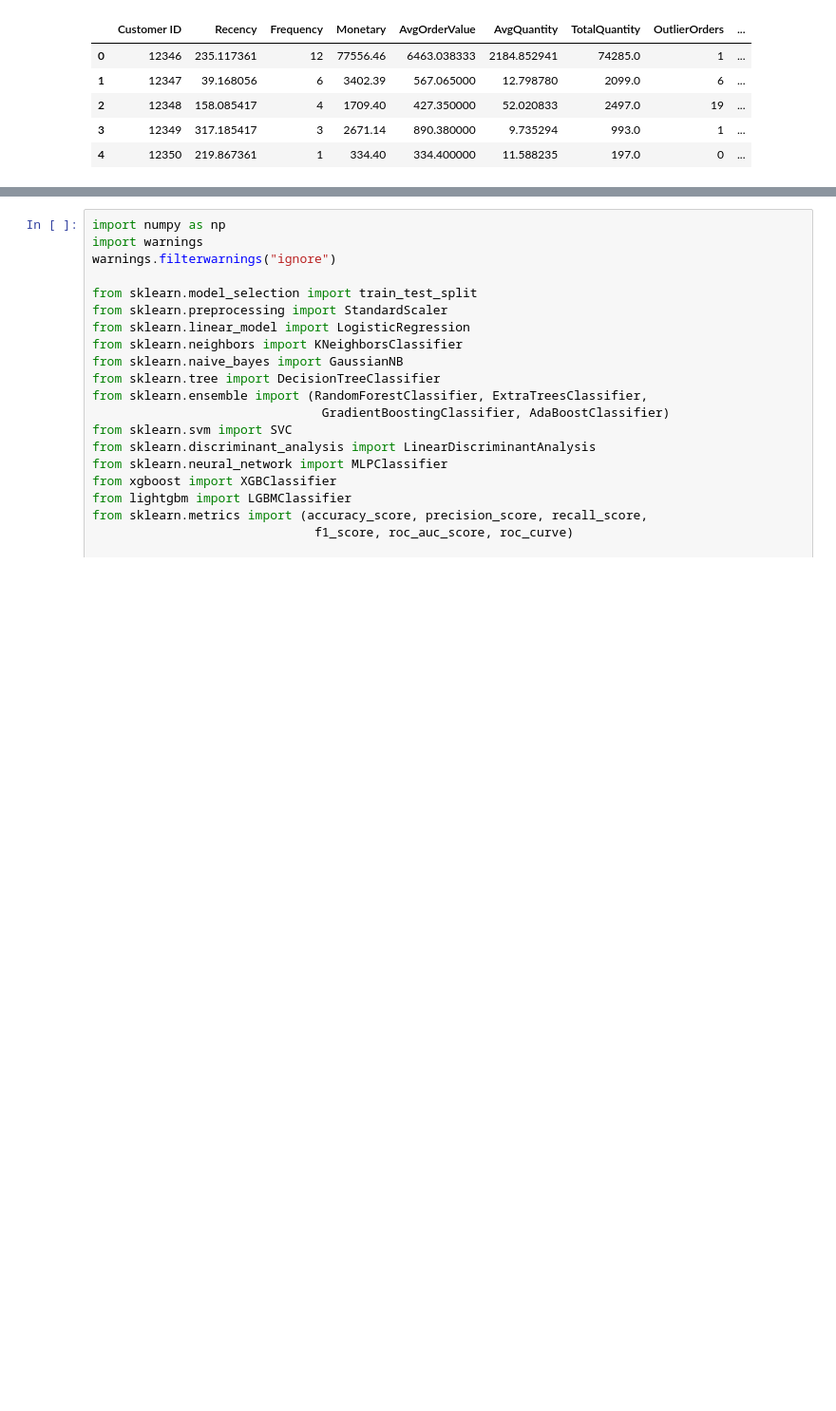
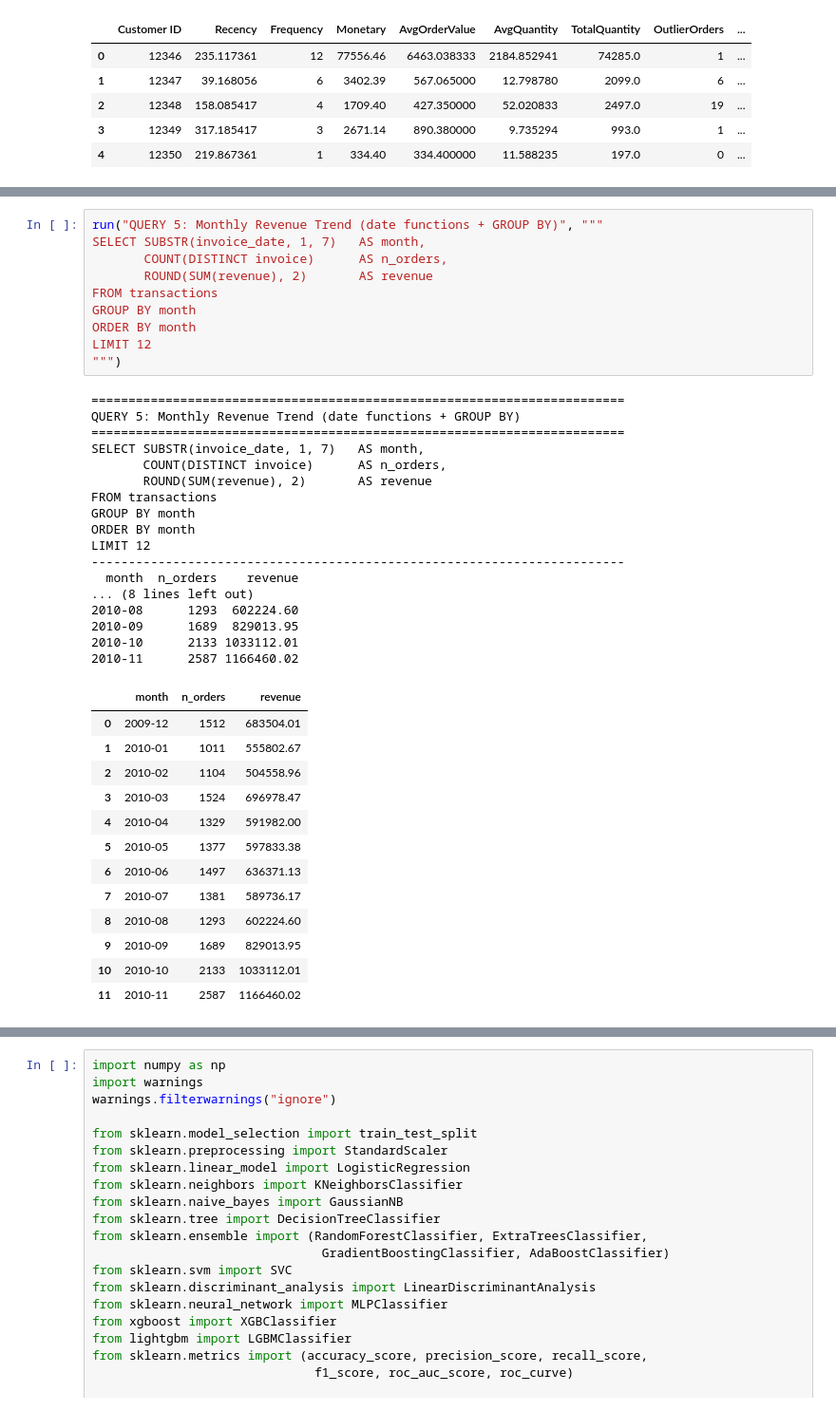
Before and after one commit to littlestuart07/Online-Retail-Analytics-Project, a Jupyter notebook: Digital Assignment 2/DA2_ML_Models.ipynb, the cells around one changed output, grey strips where cells are left out. Shown at 95% size. Cells and saved outputs as stored; diff of their text form; blank space fills up the shorter version.

```diff
--- a/Digital Assignment 2/DA2_ML_Models.ipynb
+++ b/Digital Assignment 2/DA2_ML_Models.ipynb
@@ -25,0 +230,41 @@ Retrieved 5281 rows, 13 columns
+# %%
+run("QUERY 5: Monthly Revenue Trend (date functions + GROUP BY)", """
+SELECT SUBSTR(invoice_date, 1, 7)   AS month,
+       COUNT(DISTINCT invoice)      AS n_orders,
+       ROUND(SUM(revenue), 2)       AS revenue
+FROM transactions
+GROUP BY month
+ORDER BY month
+LIMIT 12
+""")
+# %% [output]
+========================================================================
+QUERY 5: Monthly Revenue Trend (date functions + GROUP BY)
+========================================================================
+SELECT SUBSTR(invoice_date, 1, 7)   AS month,
+       COUNT(DISTINCT invoice)      AS n_orders,
+       ROUND(SUM(revenue), 2)       AS revenue
+FROM transactions
+GROUP BY month
+ORDER BY month
+LIMIT 12
+------------------------------------------------------------------------
+  month  n_orders    revenue
+... (8 lines left out)
+2010-08      1293  602224.60
+2010-09      1689  829013.95
+2010-10      2133 1033112.01
+2010-11      2587 1166460.02
+|  | month | n_orders | revenue |
+| 0 | 2009-12 | 1512 | 683504.01 |
+| 1 | 2010-01 | 1011 | 555802.67 |
+| 2 | 2010-02 | 1104 | 504558.96 |
+| 3 | 2010-03 | 1524 | 696978.47 |
+| 4 | 2010-04 | 1329 | 591982.00 |
+| 5 | 2010-05 | 1377 | 597833.38 |
+| 6 | 2010-06 | 1497 | 636371.13 |
+| 7 | 2010-07 | 1381 | 589736.17 |
+| 8 | 2010-08 | 1293 | 602224.60 |
+| 9 | 2010-09 | 1689 | 829013.95 |
+| 10 | 2010-10 | 2133 | 1033112.01 |
+| 11 | 2010-11 | 2587 | 1166460.02 |
```
Also changed, not shown: parts of 47 cells of this notebook.
